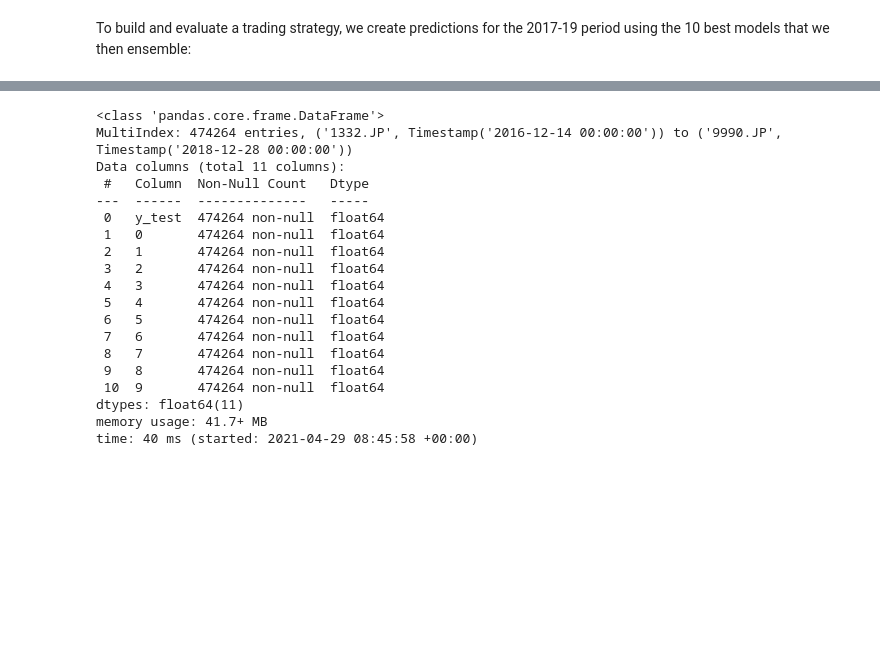
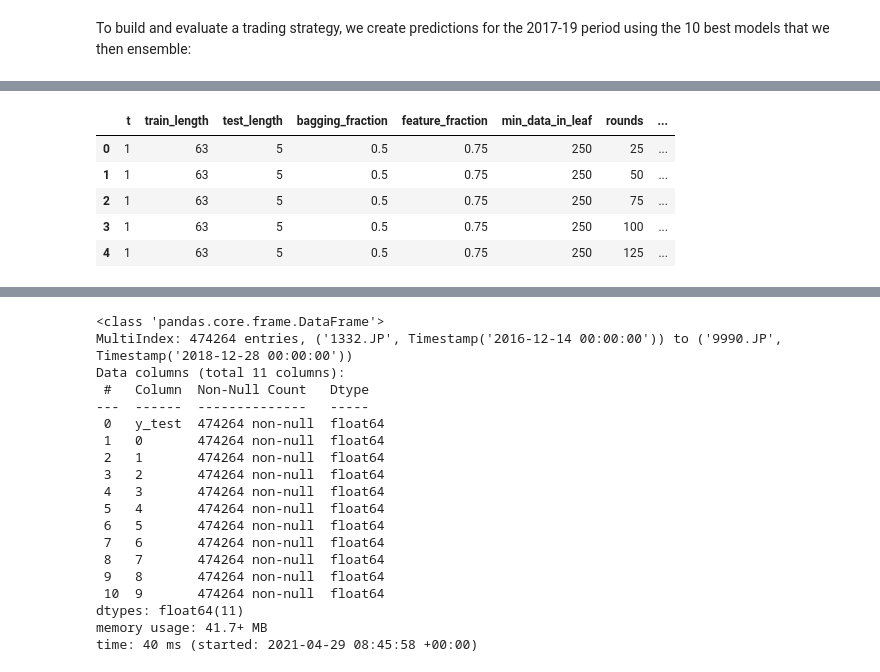
Before and after one commit to lbk209/random_forests, a Jupyter notebook: 02_random_forest_return_signals.ipynb, the cells around one changed output, grey strips where cells are left out. Cells and saved outputs as stored; diff of their text form; code cells hidden in the pictures; blank space fills up the shorter version.

```diff
--- a/02_random_forest_return_signals.ipynb
+++ b/02_random_forest_return_signals.ipynb
@@ -1060,0 +1105,10 @@ time: 2.36 ms (started: 2021-04-29 06:06:35 +00:00)
+# %%
+daily_ic_avg = pd.read_csv(path_result / 'daily_ic_avg.csv')
+daily_ic_avg.head()
+# %% [output]
+|  | t | train_length | test_length | bagging_fraction | feature_fraction | min_data_in_leaf | rounds | ... |
+| 0 | 1 | 63 | 5 | 0.5 | 0.75 | 250 | 25 | ... |
+| 1 | 1 | 63 | 5 | 0.5 | 0.75 | 250 | 50 | ... |
+| 2 | 1 | 63 | 5 | 0.5 | 0.75 | 250 | 75 | ... |
+| 3 | 1 | 63 | 5 | 0.5 | 0.75 | 250 | 100 | ... |
+| 4 | 1 | 63 | 5 | 0.5 | 0.75 | 250 | 125 | ... |
```
Also changed, not shown: parts of 21 cells of this notebook, 2 other files.
